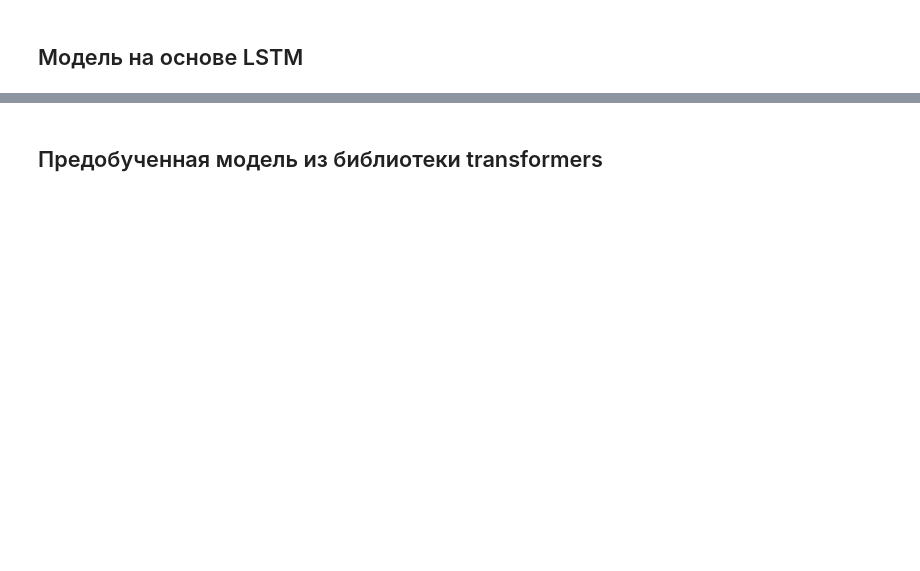
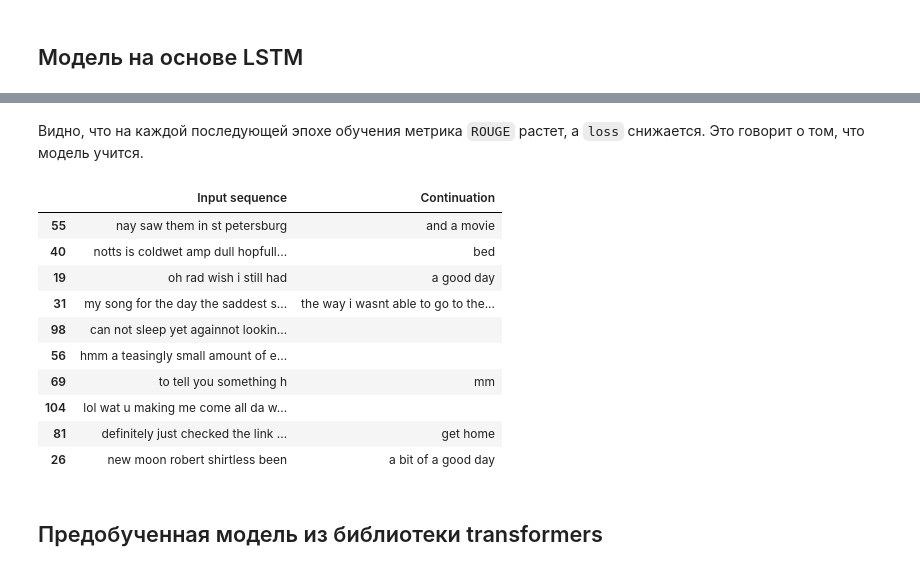
Before and after one commit to mSergey/TextAutocomplete, a Jupyter notebook: solution.ipynb, the cells around one changed output, grey strips where cells are left out. Cells and saved outputs as stored; diff of their text form; code cells hidden in the pictures; blank space fills up the shorter version.

```diff
--- a/solution.ipynb
+++ b/solution.ipynb
@@ -133,8 +160,9 @@ max_length_with_eos = max_length + 1 # длина текста с учетом
 # %% [markdown]
 ## Деление выборки
 # %%
+# DataFrames с тренировочными, валидационными и тестовыми текстами
 train_texts, val_test_texts = train_test_split(
-    data.iloc[0:10000], test_size=TEST_VAL_SIZE, random_state=RANDOM_STATE
+    data, test_size=TEST_VAL_SIZE, random_state=RANDOM_STATE
 )
 val_texts, test_texts = train_test_split(
     val_test_texts, test_size=TEST_SIZE, random_state=RANDOM_STATE
@@ -227,3 +278,5 @@ train(
+# %% [markdown]
+Видно, что на каждой последующей эпохе обучения метрика `ROUGE` растет, а `loss` снижается. Это говорит о том, что модель учится.
 # %%
 # сохранение весов обученной модели
 save_model_dict(model)
@@ -234,6 +287,18 @@ lstm_text_examples: pd.DataFrame = lstm_generate_text_examples(
 )
 # %%
 # просмотр в случайном режиме
-lstm_text_examples.sample(7)
+lstm_text_examples.sample(10)
+# %% [output]
+|  | Input sequence | Continuation |
+| 55 | nay saw them in st petersburg | and a movie |
+| 40 | notts is coldwet amp dull hopfull... | bed |
+| 19 | oh rad wish i still had | a good day |
+| 31 | my song for the day the saddest s... | the way i wasnt able to go to the... |
+| 98 | can not sleep yet againnot lookin... |  |
+| 56 | hmm a teasingly small amount of e... |  |
+| 69 | to tell you something h | mm |
+| 104 | lol wat u making me come all da w... |  |
+| 81 | definitely just checked the link ... | get home |
+| 26 | new moon robert shirtless been | a bit of a good day |
 # %% [markdown]
 ## Предобученная модель из библиотеки transformers
```
Also changed, not shown: parts of 18 cells of this notebook, 9 other files.
